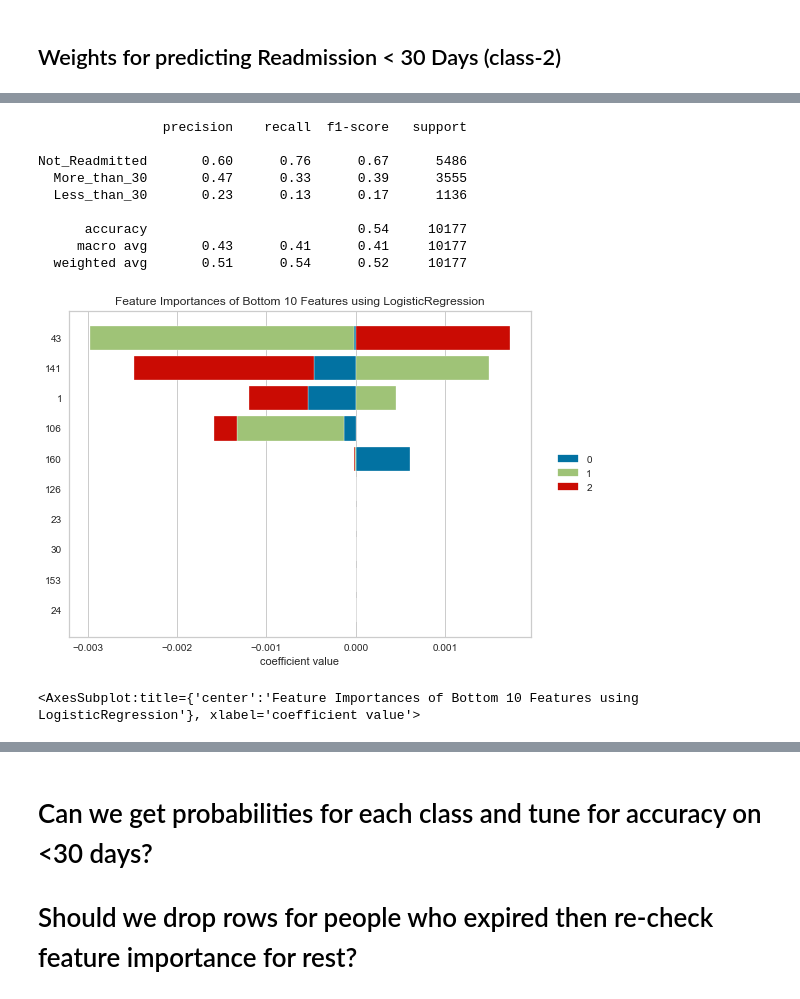
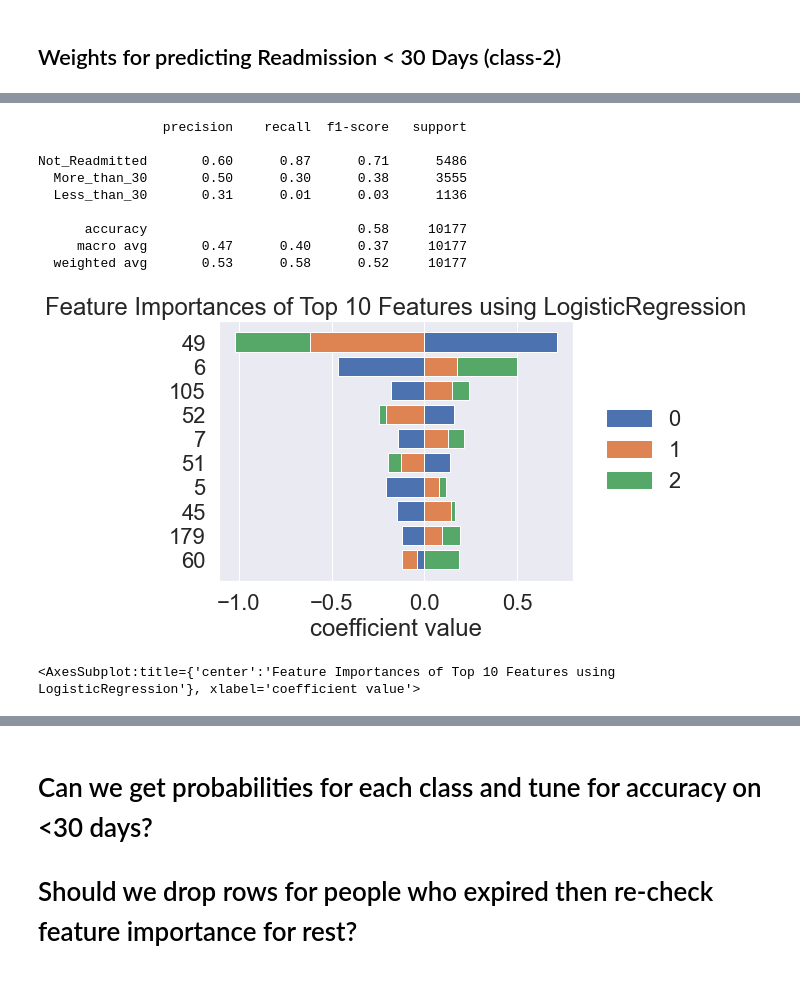
Before and after one commit to rickfontenot/QTW, a Jupyter notebook: Case Study 2/case2_rick.ipynb, the cells around one changed output, grey strips where cells are left out. Cells and saved outputs as stored; diff of their text form; code cells hidden in the pictures.

Commit message:
fixed scaling issue, added model without expired

```diff
--- a/Case Study 2/case2_rick.ipynb
+++ b/Case Study 2/case2_rick.ipynb
@@ -397,6 +397,8 @@ array(['[0-10)', '[10-20)', '[20-30)', '[30-40)', '[40-50)', '[50-60)',
 # %%
 modeling_df['age_ordered'] = modeling_df['age'].str.slice(-3, -1)
 modeling_df['age_ordered'] = modeling_df['age_ordered'].astype('int64')
+modeling_df['age_ordered'].loc[(modeling_df['age_ordered']==0)] = 100
+
 modeling_df = modeling_df.drop('age', axis=1)
 
 modeling_df.head()
@@ -885,7 +887,7 @@ y_host = y_host.astype(int)
 from sklearn.preprocessing import StandardScaler
 scl_obj = StandardScaler()
 scl_obj.fit(X_host)
-C = scl_obj.transform(X_host)
+X_host = scl_obj.transform(X_host)
 # %%
 pd.DataFrame(X_host).head()
 # %% [output]
@@ -1198,20 +1194,20 @@ print(classification_report(y_host_validate,lr_validation_predictions,
 # %% [output]
                 precision    recall  f1-score   support
 
-Not_Readmitted       0.60      0.76      0.67      5486
-  More_than_30       0.47      0.33      0.39      3555
-  Less_than_30       0.23      0.13      0.17      1136
+Not_Readmitted       0.60      0.87      0.71      5486
+  More_than_30       0.50      0.30      0.38      3555
+  Less_than_30       0.31      0.01      0.03      1136
 
-      accuracy                           0.54     10177
-     macro avg       0.43      0.41      0.41     10177
-  weighted avg       0.51      0.54      0.52     10177
+      accuracy                           0.58     10177
+     macro avg       0.47      0.40      0.37     10177
+  weighted avg       0.53      0.58      0.52     10177
 # %%
 from yellowbrick.model_selection import FeatureImportances
 features=host_validation.drop(['readmitted'],axis=1).columns
 
-viz = FeatureImportances(lr, stack=True, relative=False, topn=-10)
-viz.fit(X_host, y_host, labels=features)
+viz = FeatureImportances(lr, stack=True, relative=False, topn=10)
+viz.fit(pd.DataFrame(X_host), y_host, labels='features')
 viz.show()
 # %% [output]
-[figure, old version]
+[figure, new version]
-<AxesSubplot:title={'center':'Feature Importances of Bottom 10 Features using LogisticRegression'}, xlabel='coefficient value'>
+<AxesSubplot:title={'center':'Feature Importances of Top 10 Features using LogisticRegression'}, xlabel='coefficient value'>
```
Also changed, not shown: parts of 32 cells of this notebook.
